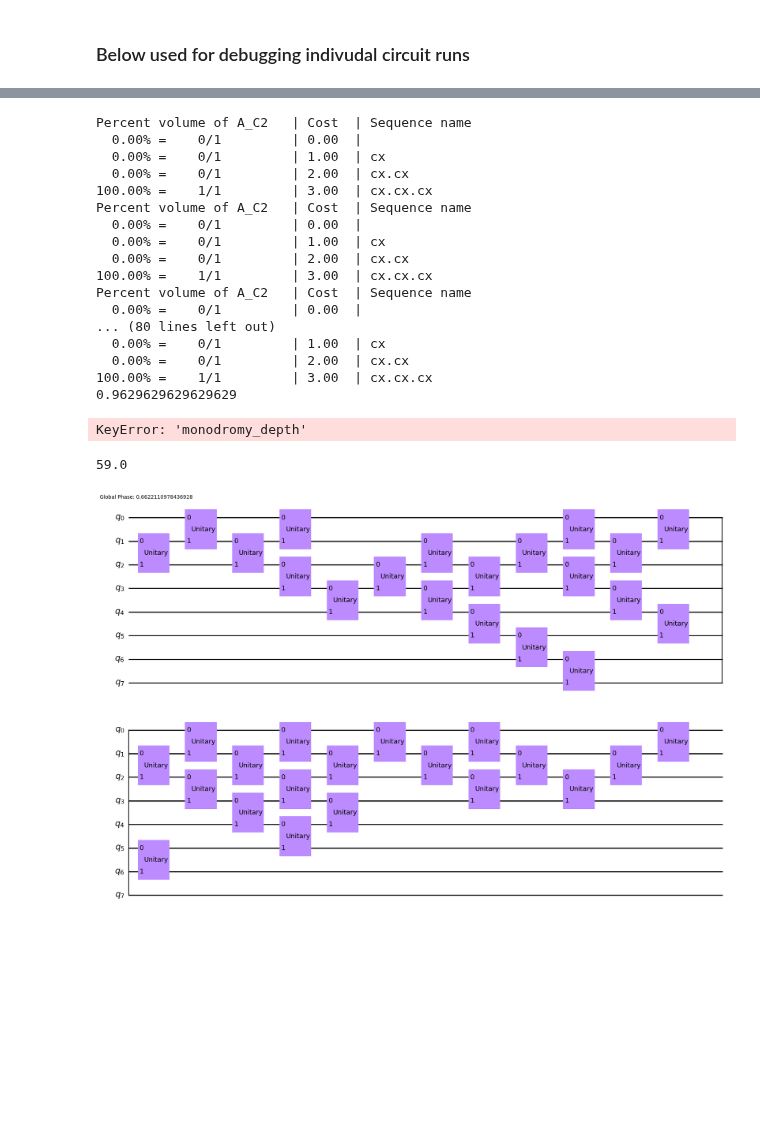
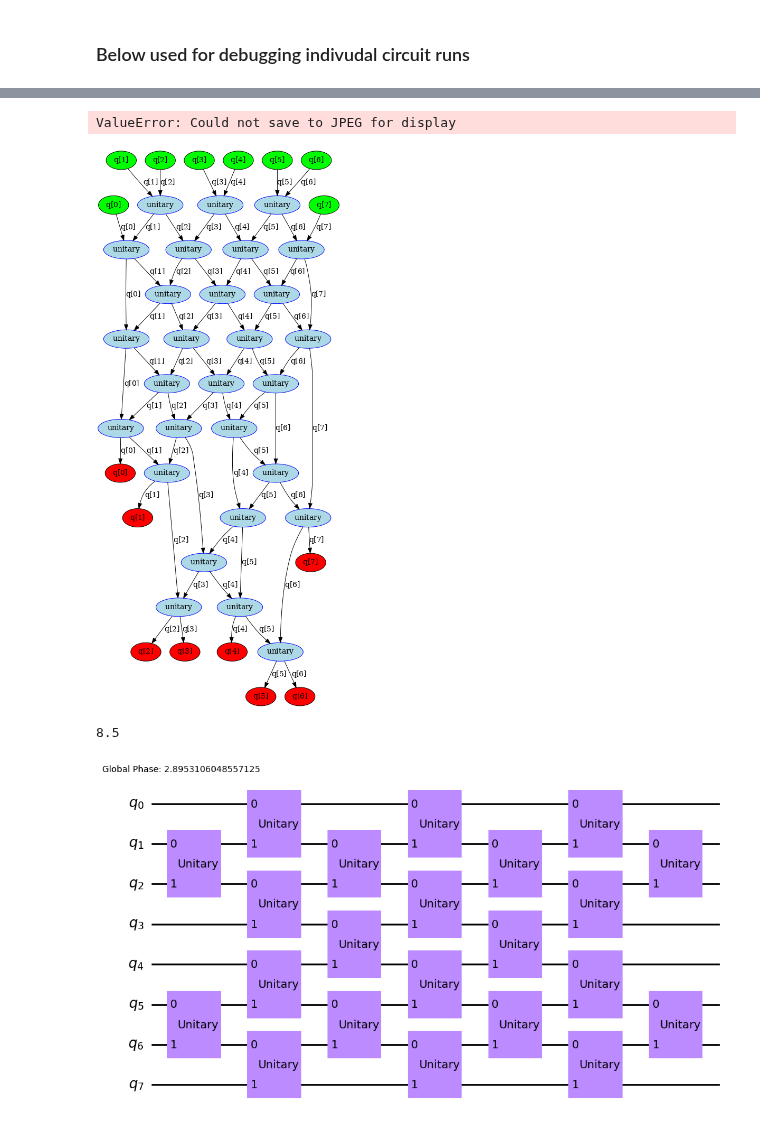
Before and after one commit to Pitt-JonesLab/mirror-gates, a Jupyter notebook: src/notebooks/debug_bench.ipynb, the cells around one changed output, grey strips where cells are left out. Drawn from its saved outputs; the diff is of its cells as text; code cells hidden in the pictures; blank space fills up the shorter version.

Commit message:
optimization, remove swaps before passing to sabrems

```diff
--- a/src/notebooks/debug_bench.ipynb
+++ b/src/notebooks/debug_bench.ipynb
@@ -77,33 +96,33 @@ coupling_map = CouplingMap.from_line(8)
+# %%
+from mirror_gates.pass_managers import SabreMS, QiskitLevel3
+from transpile_benchy.metrics.depth_metric import DepthMetric
+
+runner = SabreMS(coupling_map, parallel=False, logger=transpile_benchy_logger)
+metric = DepthMetric()
+runner.append_metric_pass(metric)
+transp = runner.run(qc)
+print(runner.property_set["accepted_subs"])
+print(runner.property_set["monodromy_depth"])
+# display(runner.property_set['pre'].draw('mpl'))
+# display(runner.property_set['post'].draw('mpl'))
+display(transp.draw(output="mpl", fold=-1))
+# %%
+pre = runner.property_set["mid"]
+display(draw_dag(pre))
+# %% [output]
+ValueError: Could not save to JPEG for display
+[figure, added]
 # %%
 from mirror_gates.pass_managers import SabreMS, QiskitLevel3
 from transpile_benchy.metrics.depth_metric import DepthMetric
 
-for _ in range(1):
-    runner = SabreMS(coupling_map, cx_basis=True)
-    transp = runner.run(qc)
-    # mid0 = runner.pm.property_set["mid0"]
-    # mid = runner.property_set["circuit_progress"]
-    # print(DepthMetric.calculate(transp))
-    print(runner.property_set["accepted_subs"])
-    print(runner.property_set["monodromy_depth"])
-display(mid.draw(output="mpl", fold=-1))  # , filename="qft_vs.svg")
-display(transp.draw(output="mpl"))
+runner = QiskitLevel3(coupling_map)
+metric = DepthMetric()
+runner.append_metric_pass(metric)
+transp = runner.run(qc)
+print(runner.property_set["monodromy_depth"])
+display(transp.draw(output="mpl", fold=-1))
+# display(runner.property_set['post'].draw('mpl'))
 # %% [output]
-Percent volume of A_C2   | Cost  | Sequence name
-  0.00% =    0/1         | 0.00  |
-  0.00% =    0/1         | 1.00  | cx
-  0.00% =    0/1         | 2.00  | cx.cx
-100.00% =    1/1         | 3.00  | cx.cx.cx
-Percent volume of A_C2   | Cost  | Sequence name
-  0.00% =    0/1         | 0.00  |
-  0.00% =    0/1         | 1.00  | cx
-  0.00% =    0/1         | 2.00  | cx.cx
-100.00% =    1/1         | 3.00  | cx.cx.cx
-Percent volume of A_C2   | Cost  | Sequence name
-  0.00% =    0/1         | 0.00  |
-... (80 lines left out)
-  0.00% =    0/1         | 1.00  | cx
-  0.00% =    0/1         | 2.00  | cx.cx
-100.00% =    1/1         | 3.00  | cx.cx.cx
-0.9629629629629629
+8.5
-KeyError: 'monodromy_depth'
+[figure, added]
@@ -112,18 +128,0 @@ KeyError: 'monodromy_depth'
-# %%
-# set original qc to use
-from qiskit import transpile
-from mirror_gates.pass_managers import QiskitLevel3
-
-# qc2 = transpile(qc, initial_layout=runner.pm.property_set["layout"], coupling_map=coupling_map)
-# qc2 = transpile(qc, coupling_map=coupling_map, optimization_level=3)}
-
-for _ in range(1):
-    pm2 = QiskitLevel3(coupling_map, cx_basis=True)
-    qc2 = pm2.run(qc)
-    mid = pm2.property_set["circuit_progress"]
-    print(pm2.property_set["monodromy_depth"])
-# display(mid.draw(output="mpl", fold=-1))  # , filename="qft_qiskit.svg")
-display(qc2.draw(output="mpl"))
-# %% [output]
-59.0
-[figure, removed]
```
Also changed, not shown: parts of 11 cells of this notebook, 6 other files.
